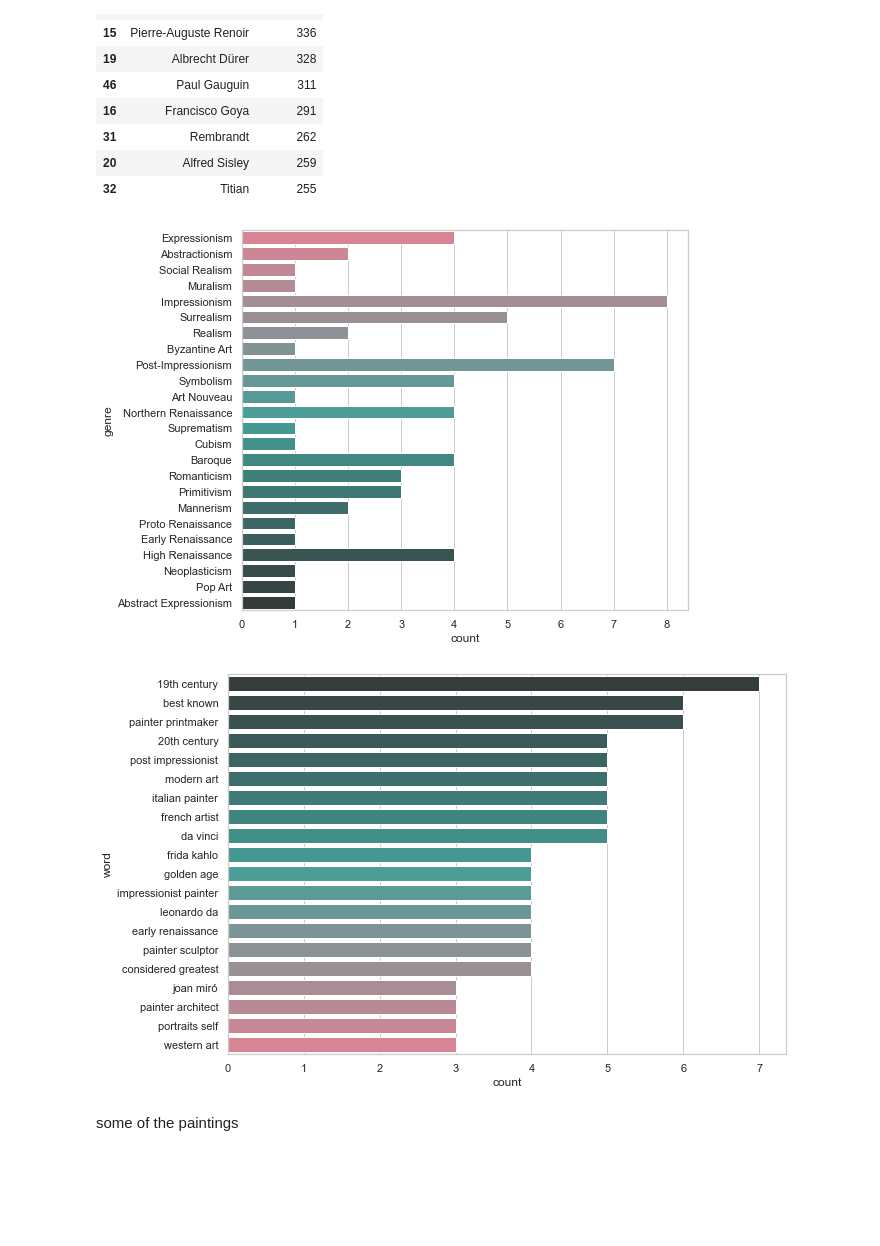
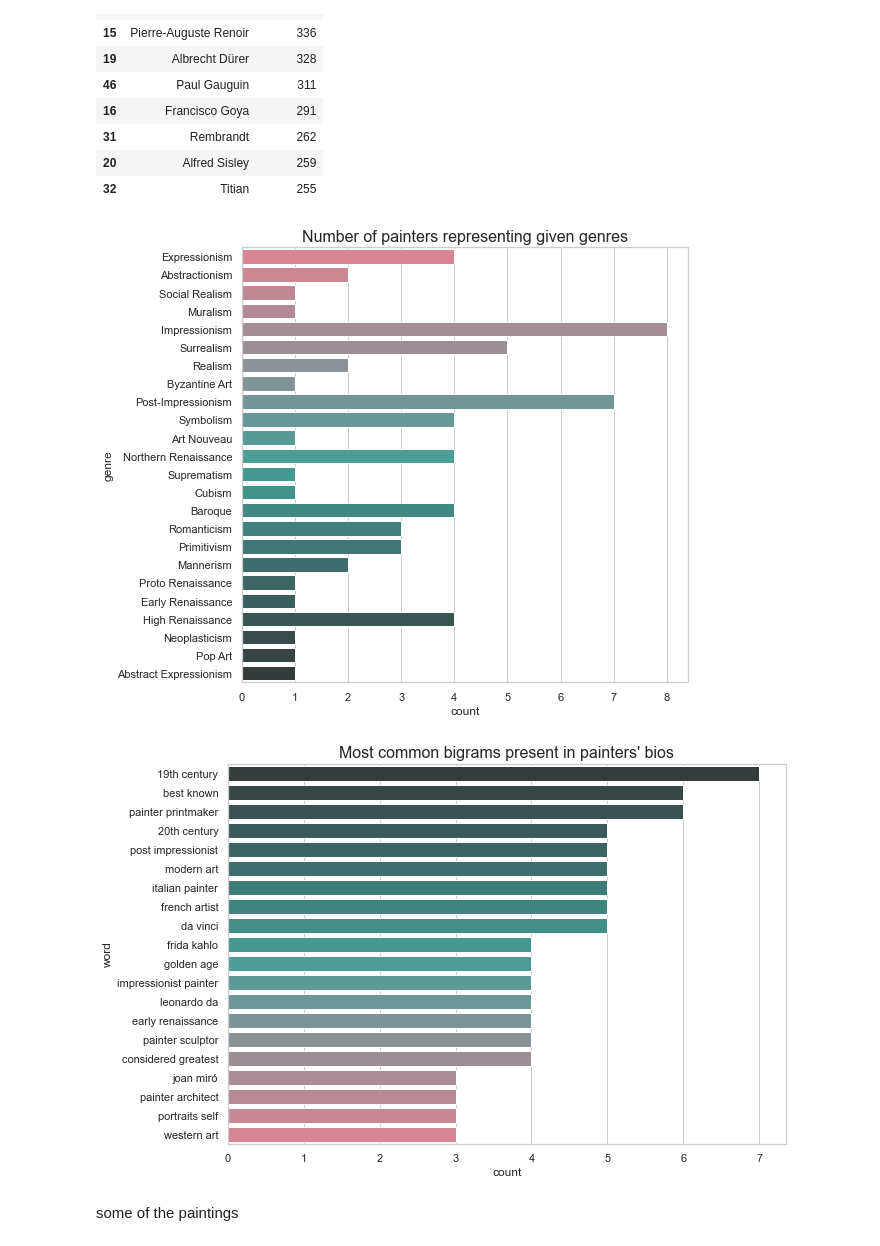
Before and after one commit to kamilabielska/paintings, a Jupyter notebook: paintings.ipynb, the cells around one changed output. Saved outputs shown, nothing was run; the diff lists cells and outputs as text; code cells hidden in the pictures; blank space fills up the shorter version.

```diff
--- a/paintings.ipynb
+++ b/paintings.ipynb
@@ -116,11 +150,12 @@ df[['name','paintings']].sort_values('paintings', ascending=False)[:10]
 # %%
 genres = ','.join(list(df['genre'].values)).split(',')
 
-plt.figure(figsize=(8,7))
+plt.figure(figsize=(8,8))
 sns.countplot(y=genres, palette='husl_d');
 plt.ylabel('genre');
+plt.title('Number of painters representing given genres', fontsize=16);
 # %% [output]
-[figure, old version]
+[figure, new version]
 # %%
 #nltk.download('stopwords')
 all_sw = list(sklear_stopwords) + stopwords.words('english')
@@ -132,8 +167,9 @@ counts = counts.sort_values(by=['count'], ascending=False).reset_index(drop=True
 
 plt.figure(figsize=(10,7))
 sns.barplot(y=counts['word'], x=counts['count'], palette='husl_r_d');
+plt.title("Most common bigrams present in painters' bios", fontsize=16);
 # %% [output]
-[figure, old version]
+[figure, new version]
 # %% [markdown]
 some of the paintings
 # %%
```
Also changed, not shown: parts of 56 cells of this notebook.
